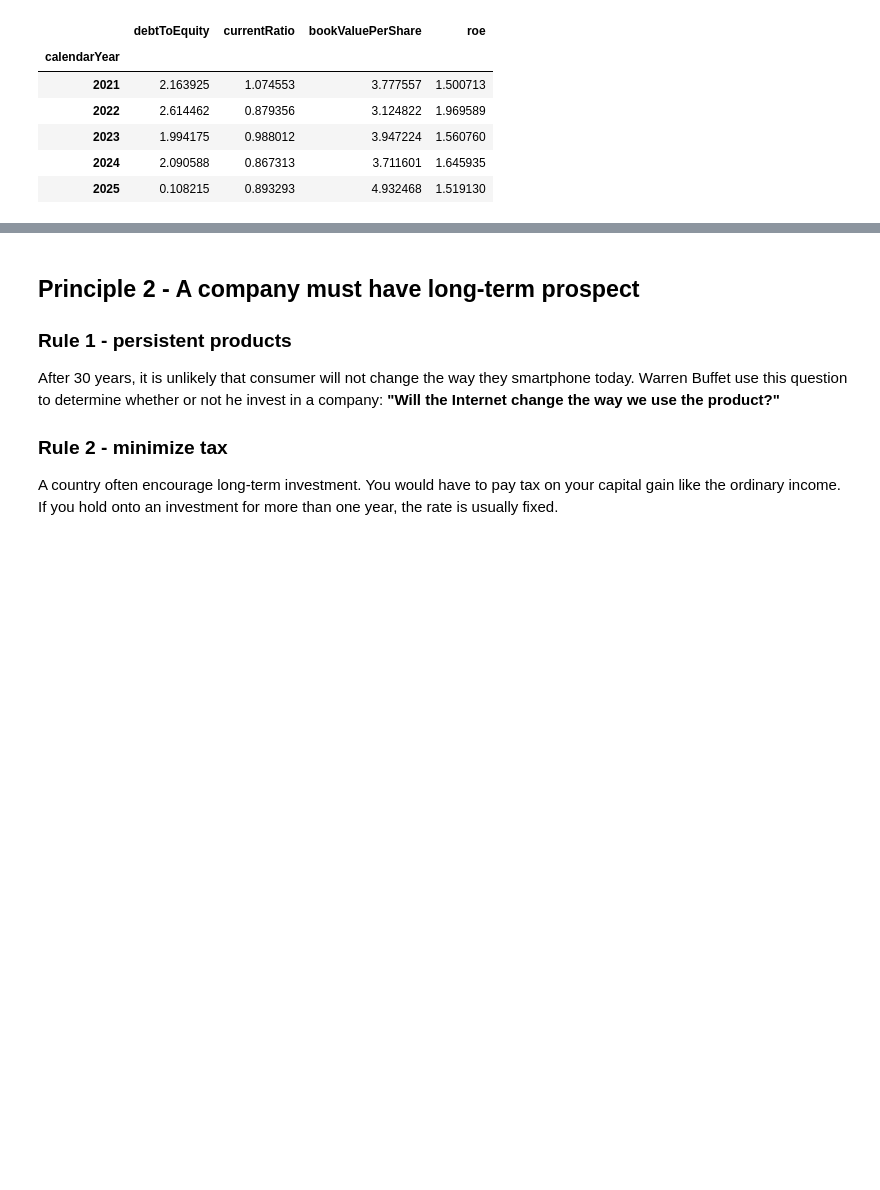
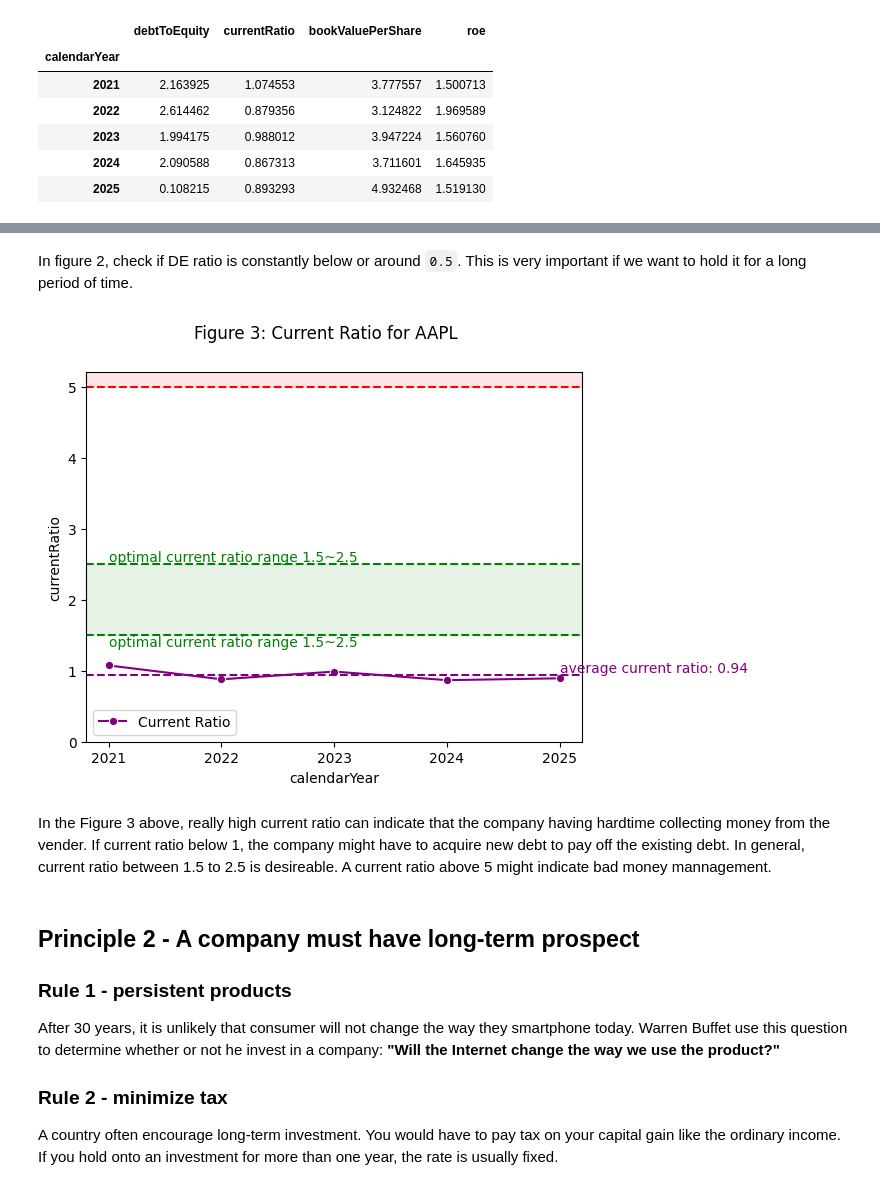
Before and after one commit to fbcharles747/company_evaluation, a Jupyter notebook: Buffet_accounting_book_playground.ipynb, the cells around one changed output, grey strips where cells are left out. Drawn from its saved outputs; the diff is of its cells as text; code cells hidden in the pictures; blank space fills up the shorter version.

```diff
--- a/Buffet_accounting_book_playground.ipynb
+++ b/Buffet_accounting_book_playground.ipynb
@@ -130,3 +149,31 @@ plt.show()
+# %% [markdown]
+In figure 2, check if DE ratio is constantly below or around `0.5`. This is very important if we want to hold it for a long period of time.
+# %%
+import math
+# Figure 3: Current Ratio plot
+fig3, currentRatioAxis = plt.subplots()
+fig3.suptitle(f'Figure 3: Current Ratio for {stock_symbol}')
+
+sns.lineplot(data = keymetric_frame, x=keymetric_frame.index, y='currentRatio', marker="o", ax=currentRatioAxis, color='purple', label='Current Ratio')
+currentRatio_mean:float = keymetric_frame['currentRatio'].mean()
+# Figure 3: label the matrics
+currentRatioAxis.axhline(y = currentRatio_mean, color='purple', linestyle='--')
+currentRatioAxis.axhline(y=2.5, color = 'green', linestyle='--')
+currentRatioAxis.axhline(y=1.5, color = 'green', linestyle='--')
+currentRatioAxis.axhline(y=5, color = 'red', linestyle='--')
+_,ymax = currentRatioAxis.get_ylim()
+currentRatioAxis.axhspan(5,ymax, color='red', alpha=0.1)
+currentRatioAxis.axhspan(1.5,2.5, color='green', alpha=0.1)
+currentRatioAxis.text(keymetric_frame.index[-1], currentRatio_mean, f'average current ratio: {currentRatio_mean:.2f}', color='purple', va='bottom', ha='left')
+currentRatioAxis.text(keymetric_frame.index[0], 2.5, s=f'optimal current ratio range 1.5~2.5', color='green', va='bottom', ha='left')
+currentRatioAxis.text(keymetric_frame.index[0], 1.5, s=f'optimal current ratio range 1.5~2.5', color='green', va='top', ha='left')
+currentRatioAxis.set_ylim(bottom=0, top= ymax)
+
+plt.show()
+# %% [output]
+[figure, added]
+# %% [markdown]
+In the Figure 3 above, really high current ratio can indicate that the company having hardtime collecting money from the vender. If current ratio below 1, the company might have to acquire new debt to pay off the existing debt. In general, current ratio between 1.5 to 2.5 is desireable. A current ratio above 5 might indicate bad money mannagement.
 # %% [markdown]
 ## Principle 2 - A company must have long-term prospect
 
```
Also changed, not shown: parts of 6 cells of this notebook.
